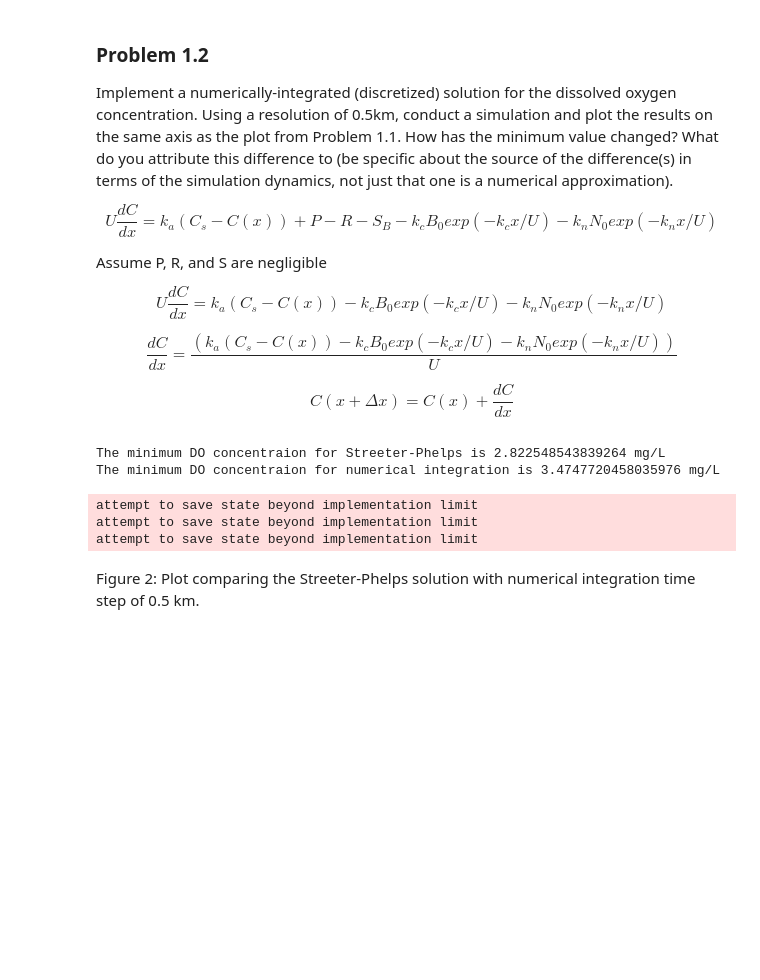
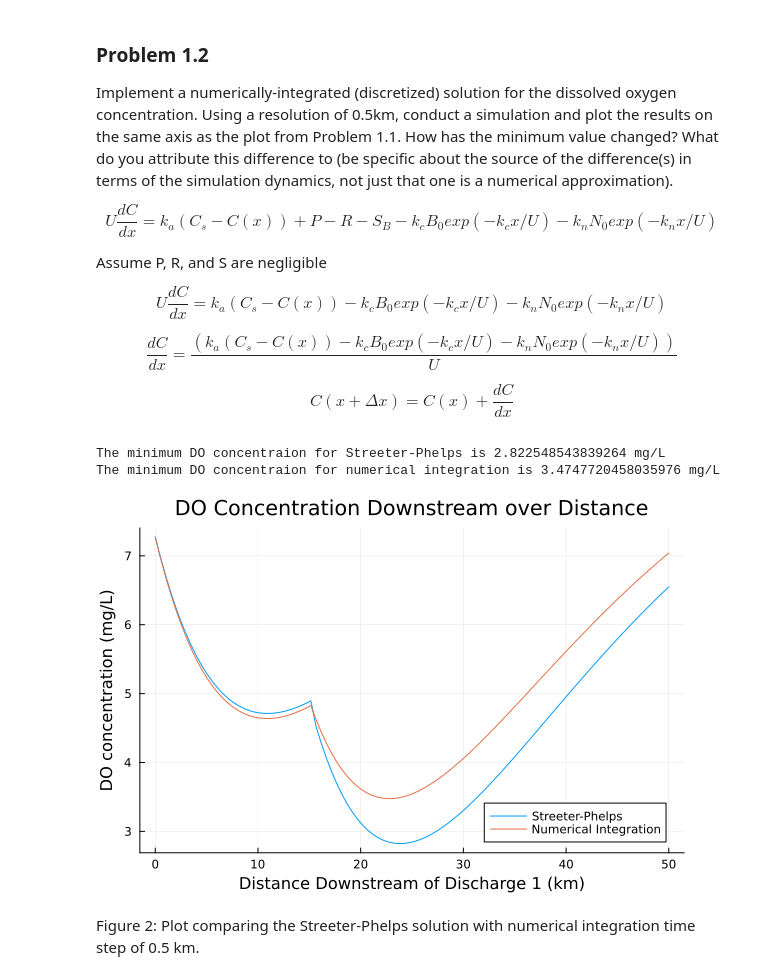
Before and after one commit to BEE4750-FA25/hw3-matty, a Jupyter notebook: hw03.ipynb, the cells around one changed output. Cells and saved outputs as stored; diff of their text form; code cells hidden in the pictures; blank space fills up the shorter version.

```diff
--- a/hw03.ipynb
+++ b/hw03.ipynb
@@ -205,12 +205,13 @@ nbod_r = 5 #mg/L
 nbod_s1 = 35 #mg/L
 nbod_s2 = 35 #mg/L
 
+# Create arrays for distances and respective DO concentration
+iterations = round(Int, 50/0.5)
+distances = range(0, 50, iterations)
+streeter_concentrations = zeros(iterations)
+numerical_concentrations = zeros(iterations)
+
 function streeter()
-    # Create arrays for distances and respective DO concentration
-    iterations = round(Int, 50/0.5)
-    distances = range(0, 50, iterations)
-    do_concentrations = zeros(iterations)
-
     # Calculate initial conditions for x < 15 km
     c_0 = (flow_r*do_r + flow_s1*do_s1) / (flow_r+flow_s1)
     b_0 = (flow_r*cbod_r + flow_s1*cbod_s1) / (flow_r+flow_s1)
@@ -234,77 +235,67 @@ function streeter()
 
         # Calculate DO concentration and store in array
         c = c_s*(1-alpha_1) + c_0*alpha_1 - b_0*alpha_2 - n_0*alpha_3
-        do_concentrations[i] = c
+        streeter_concentrations[i] = c
 
         # Change initial conditions if second waste stream has started
         if x > 15 && flow2_started == false
-            c_0 = ((flow_r+flow_s1)*do_concentrations[i-1] + flow_s2*do_s2) / (flow_r+flow_s1+flow_s2)
+            c_0 = ((flow_r+flow_s1)*streeter_concentrations[i-1] + flow_s2*do_s2) / (flow_r+flow_s1+flow_s2)
             b_0 = ((flow_r+flow_s1)*(b_0*(1-alpha_2)) + flow_s2*cbod_s2) / (flow_r+flow_s1+flow_s2)
             n_0 = ((flow_r+flow_s1)*(n_0*(1-alpha_3)) + flow_s2*nbod_s2) / (flow_r+flow_s1+flow_s2)
             flow2_started = true
         end
     end
-
-    return do_concentrations
 end
 
 
 function numerical()
-    # Create arrays for distances and respective DO concentration
-    iterations = round(Int, 50/0.5)
-    distances = range(0, 50, iterations)
-    do_concentrations = zeros(iterations)
-
     # Calculate initial conditions for x < 15 km
     c_0 = (flow_r*do_r + flow_s1*do_s1) / (flow_r+flow_s1)
-    do_concentrations[1] = c_0
+    numerical_concentrations[1] = c_0
+
     b_0 = (flow_r*cbod_r + flow_s1*cbod_s1) / (flow_r+flow_s1)
     n_0 = (flow_r*nbod_r + flow_s1*nbod_s1) / (flow_r+flow_s1)
 
     # Variable to check if second waste stream has started
     flow2_started = false
 
     for i in 1:iterations-1
         # x is the distance since the most recent waste stream
         if flow2_started == false
             x = distances[i]
         else
             x = distances[i] - 15
         end
 
         # Calculate DO concentration and store in array
-        dcdx = (1/u)*(k_a*(c_s-do_concentrations[i]) - k_c*b_0*exp(-k_c*x/u) - k_n*n_0*exp(-k_n*x/u))
-        do_concentrations[i+1] = do_concentrations[i] + 0.5*dcdx
+        dcdx = (1/u)*(k_a*(c_s-numerical_concentrations[i]) - k_c*b_0*exp(-k_c*x/u) - k_n*n_0*exp(-k_n*x/u))
+        numerical_concentrations[i+1] = numerical_concentrations[i] + 0.5*dcdx
 
         # Change initial conditions if second waste stream has started
         if distances[i+1] > 15 && flow2_started == false
-            c_0 = ((flow_r+flow_s1)*do_concentrations[i-1] + flow_s2*do_s2) / (flow_r+flow_s1+flow_s2)
+            c_0 = ((flow_r+flow_s1)*numerical_concentrations[i-1] + flow_s2*do_s2) / (flow_r+flow_s1+flow_s2)
             b_0 = ((flow_r+flow_s1)*(b_0-b_0*exp(-k_c*x/u)) + flow_s2*cbod_s2) / (flow_r+flow_s1+flow_s2)
             n_0 = ((flow_r+flow_s1)*(n_0-n_0*exp(-k_n*x/u)) + flow_s2*nbod_s2) / (flow_r+flow_s1+flow_s2)
             flow2_started = true
         end
-
     end
-
-    return do_concentrations
 end
 
+streeter()
+numerical()
+
 # Find minimum value
-streeter_concetrations = streeter()
-numerical_concentrations = numerical()
-print("The minimum DO concentraion for Streeter-Phelps is ", minimum(streeter_concetrations), " mg/L")
+print("The minimum DO concentraion for Streeter-Phelps is ", minimum(streeter_concentrations), " mg/L")
 print("\n")
 print("The minimum DO concentraion for numerical integration is ", minimum(numerical_concentrations), " mg/L")
 
 # Plot
-plot(distances, streeter(), title="DO Concentration Downstream over Distance", label="Streeter-Phelps", xlabel="Distance Downstream of Discharge 1 (km)", ylabel="DO concentration (mg/L)")
-plot!(distances, numerical(), label="Numerical Integration", xlabel="Distance Downstream of Discharge 1 (km)", ylabel="DO concentration (mg/L)")
+plot(distances, streeter_concentrations, title="DO Concentration Downstream over Distance", label="Streeter-Phelps", xlabel="Distance Downstream of Discharge 1 (km)", ylabel="DO concentration (mg/L)")
+plot!(distances, numerical_concentrations, label="Numerical Integration", xlabel="Distance Downstream of Discharge 1 (km)", ylabel="DO concentration (mg/L)")
 # %% [output]
 The minimum DO concentraion for Streeter-Phelps is 2.822548543839264 mg/L
 The minimum DO concentraion for numerical integration is 3.4747720458035976 mg/L
-attempt to save state beyond implementation limit
-attempt to save state beyond implementation limit
-attempt to save state beyond implementation limit
+[figure, added]
 # %% [markdown]
 Figure 2: Plot comparing the Streeter-Phelps solution with numerical integration time step of 0.5 km.
 # %% [markdown]
```
